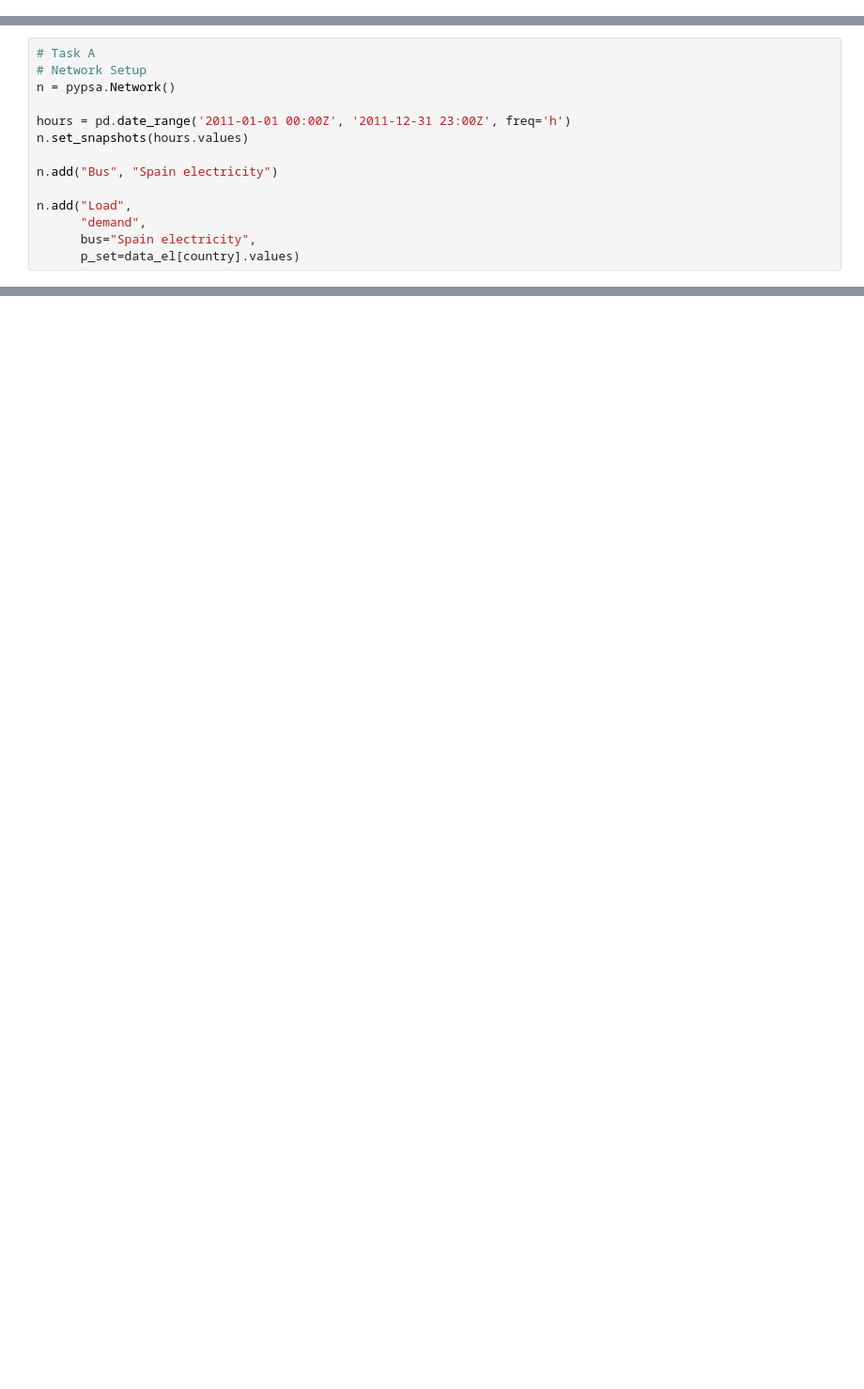
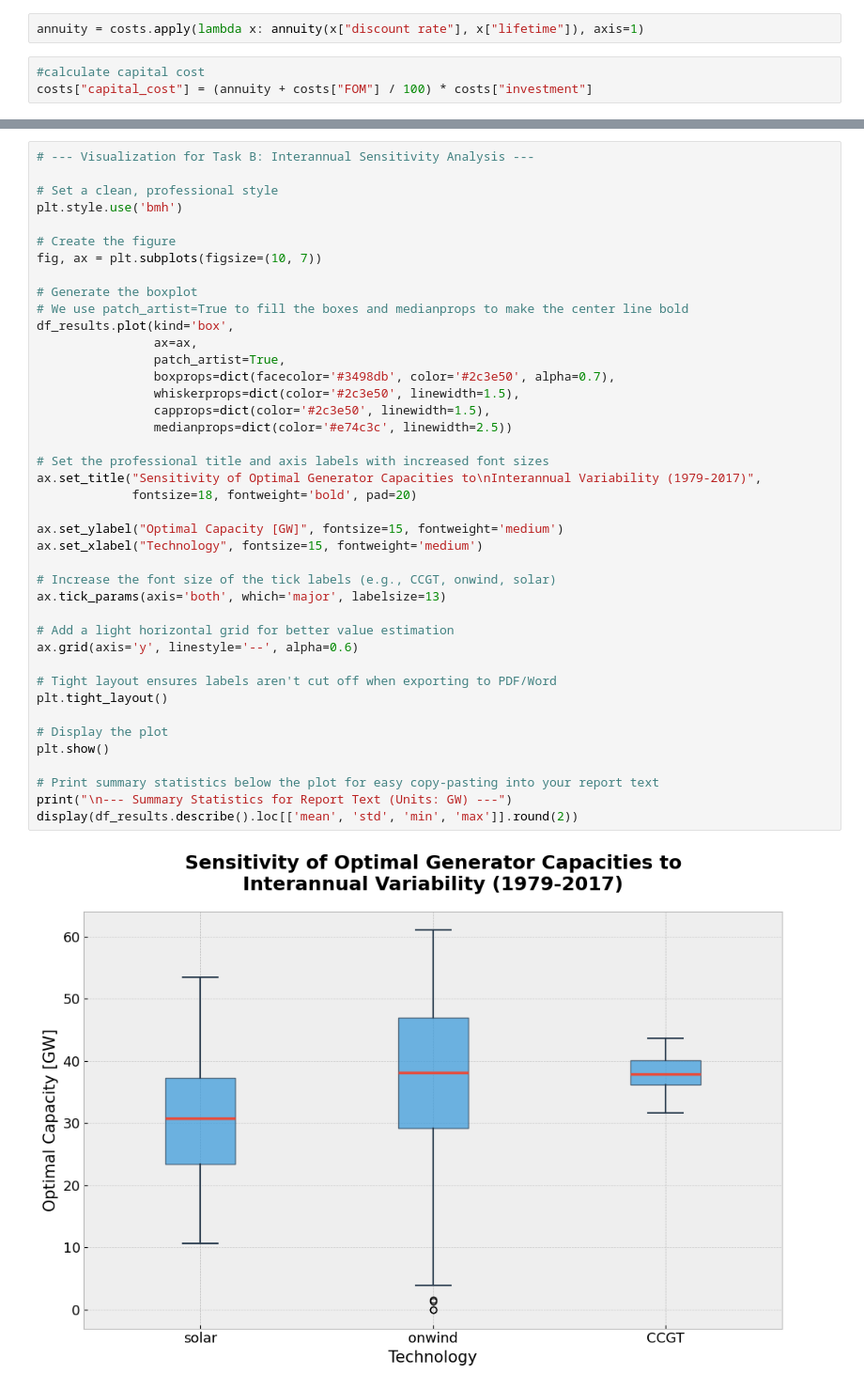
Before and after one commit to martaibaiao/integrated-energy-grids_project, a Jupyter notebook: part1_b.ipynb, the cells around one changed output, grey strips where cells are left out. Shown at 94% size. Cells and saved outputs as stored; diff of their text form; blank space fills up the shorter version.

```diff
--- a/part1_b.ipynb
+++ b/part1_b.ipynb
@@ -41,0 +34,5 @@ costs["capital_cost"] = (annuity_values + costs["FOM"] / 100) * costs["investmen
+# %%
+annuity = costs.apply(lambda x: annuity(x["discount rate"], x["lifetime"]), axis=1)
+# %%
+#calculate capital cost
+costs["capital_cost"] = (annuity + costs["FOM"] / 100) * costs["investment"]
@@ -54,14 +67,0 @@ country = 'ESP'
-# %%
-# Task A
-# Network Setup
-n = pypsa.Network()
-
-hours = pd.date_range('2011-01-01 00:00Z', '2011-12-31 23:00Z', freq='h')
-n.set_snapshots(hours.values)
-
-n.add("Bus", "Spain electricity")
-
-n.add("Load",
-      "demand",
-      bus="Spain electricity",
-      p_set=data_el[country].values)
@@ -276,0 +277,43 @@ plt.show()
+# %%
+# --- Visualization for Task B: Interannual Sensitivity Analysis ---
+
+# Set a clean, professional style
+plt.style.use('bmh')
+
+# Create the figure
+fig, ax = plt.subplots(figsize=(10, 7))
+
+# Generate the boxplot
+# We use patch_artist=True to fill the boxes and medianprops to make the center line bold
+df_results.plot(kind='box',
+                ax=ax,
+                patch_artist=True,
+                boxprops=dict(facecolor='#3498db', color='#2c3e50', alpha=0.7),
+                whiskerprops=dict(color='#2c3e50', linewidth=1.5),
+                capprops=dict(color='#2c3e50', linewidth=1.5),
+                medianprops=dict(color='#e74c3c', linewidth=2.5))
+
+# Set the professional title and axis labels with increased font sizes
+ax.set_title("Sensitivity of Optimal Generator Capacities to\nInterannual Variability (1979-2017)",
+             fontsize=18, fontweight='bold', pad=20)
+
+ax.set_ylabel("Optimal Capacity [GW]", fontsize=15, fontweight='medium')
+ax.set_xlabel("Technology", fontsize=15, fontweight='medium')
+
+# Increase the font size of the tick labels (e.g., CCGT, onwind, solar)
+ax.tick_params(axis='both', which='major', labelsize=13)
+
+# Add a light horizontal grid for better value estimation
+ax.grid(axis='y', linestyle='--', alpha=0.6)
+
+# Tight layout ensures labels aren't cut off when exporting to PDF/Word
+plt.tight_layout()
+
+# Display the plot
+plt.show()
+
+# Print summary statistics below the plot for easy copy-pasting into your report text
+print("\n--- Summary Statistics for Report Text (Units: GW) ---")
+display(df_results.describe().loc[['mean', 'std', 'min', 'max']].round(2))
+# %% [output]
+[figure, added]
```
Also changed, not shown: parts of 20 cells of this notebook, 7 other files.
